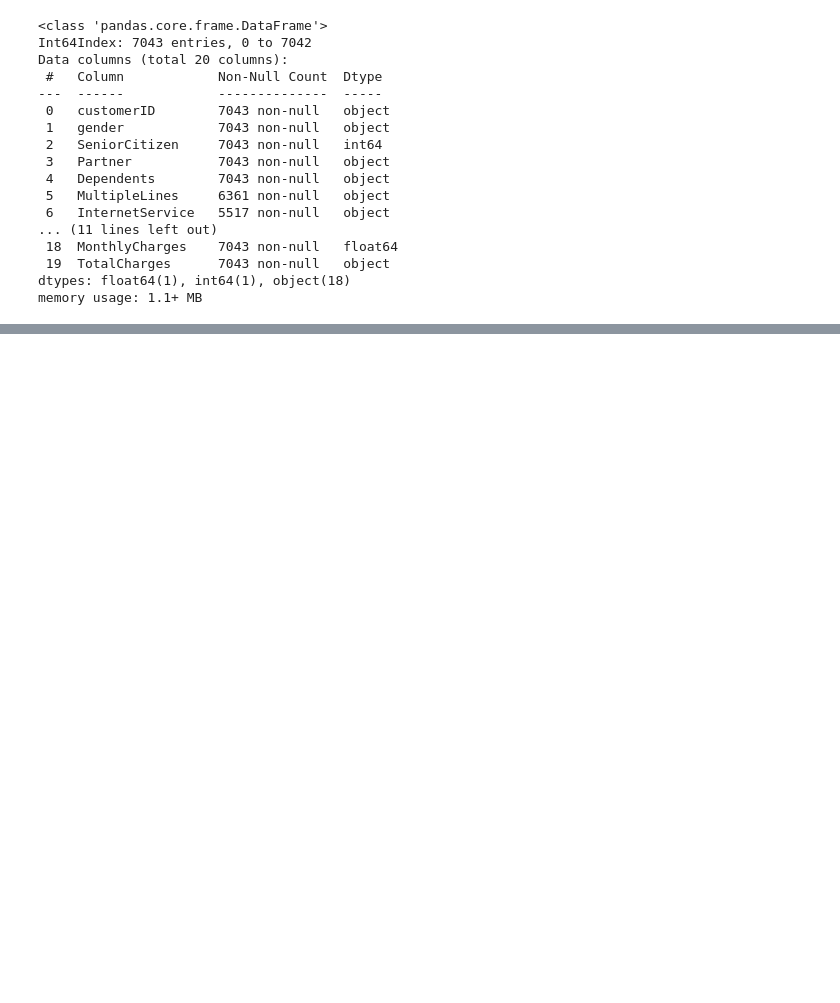
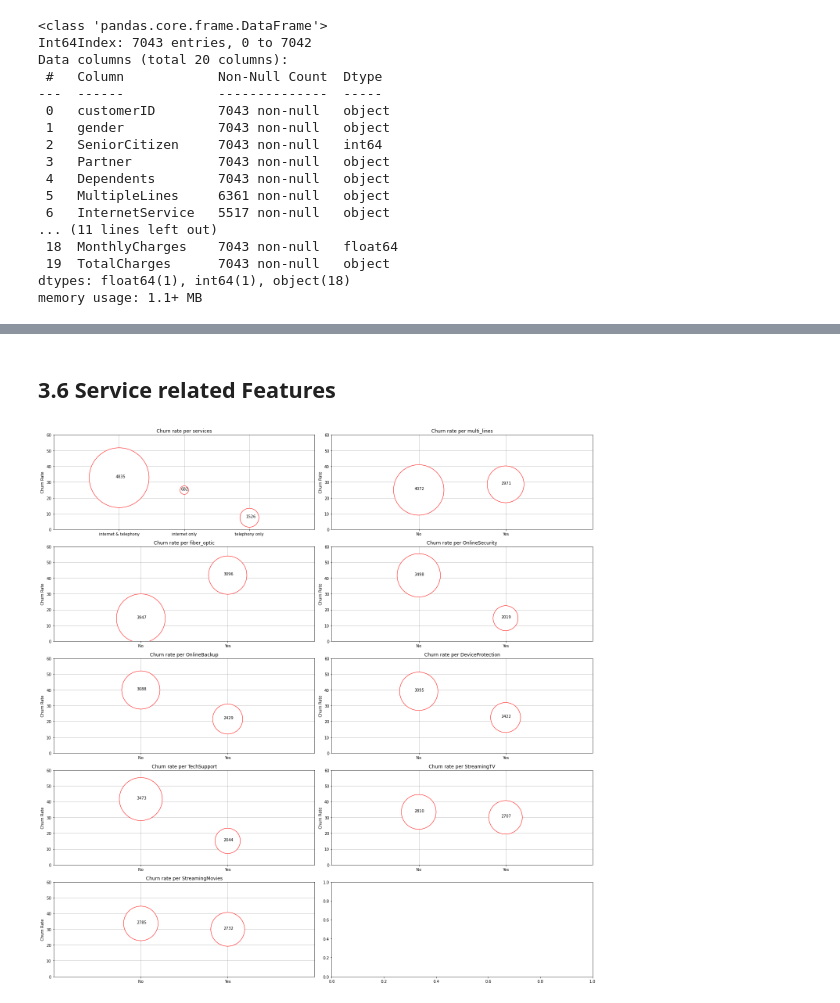
Before and after one commit to dnevo/Practicum, a Jupyter notebook: S17_Final_Project.ipynb, the cells around one changed output, grey strips where cells are left out. Saved outputs shown, nothing was run; the diff lists cells and outputs as text; code cells hidden in the pictures; blank space fills up the shorter version.

```diff
--- a/S17_Final_Project.ipynb
+++ b/S17_Final_Project.ipynb
@@ -62,0 +223,16 @@ df_customer['months'] = (df_customer['EndDate'] - df_customer['BeginDate']).dt.d
+# %% [markdown]
+## 3.6 Service related Features
+# %%
+fig, axs = plt.subplots(5,2,figsize=(20,20))
+plot_churn_per_attrib('services', 0, 0)
+plot_churn_per_attrib('multi_lines', 0, 1)
+plot_churn_per_attrib('fiber_optic', 1, 0)
+plot_churn_per_attrib('OnlineSecurity', 1, 1)
+plot_churn_per_attrib('OnlineBackup', 2, 0)
+plot_churn_per_attrib('DeviceProtection', 2, 1)
+plot_churn_per_attrib('TechSupport', 3, 0)
+plot_churn_per_attrib('StreamingTV', 3, 1)
+plot_churn_per_attrib('StreamingMovies', 4, 0)
+fig.tight_layout()
+# %% [output]
+[figure, added]
```
Also changed, not shown: parts of 69 cells of this notebook.
